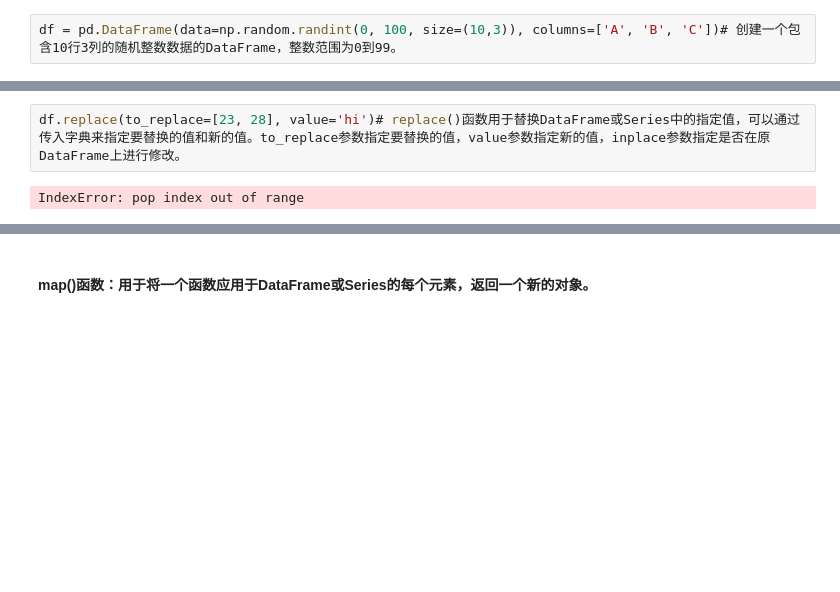
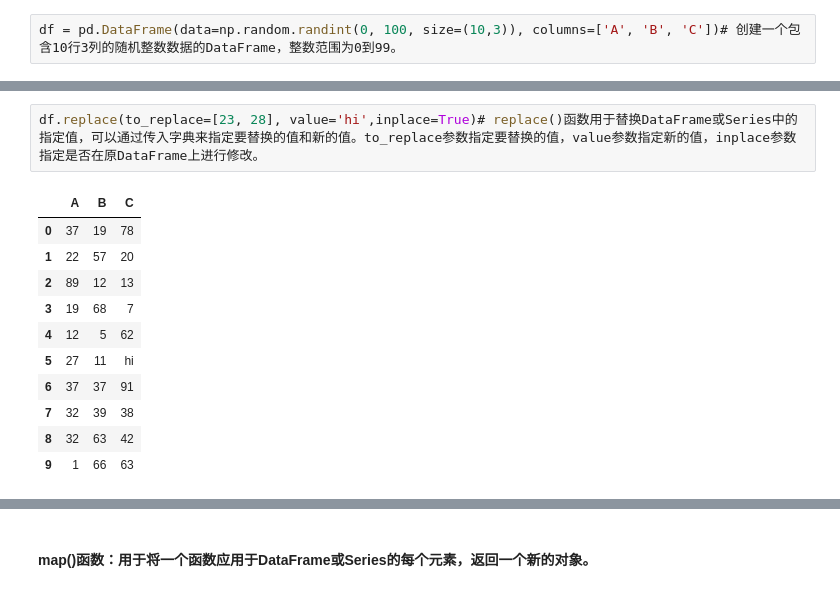
Before and after one commit to wang-bao-le/data-analysis, a Jupyter notebook: 05.pandas数据处理.ipynb, the cells around one changed output, grey strips where cells are left out. Drawn from its saved outputs; the diff is of its cells as text; blank space fills up the shorter version.

```diff
--- a/05.pandas数据处理.ipynb
+++ b/05.pandas数据处理.ipynb
@@ -1378,4 +1378,14 @@ df
 # %%
-df.replace(to_replace=[23, 28], value='hi')# replace()函数用于替换DataFrame或Series中的指定值，可以通过传入字典来指定要替换的值和新的值。to_replace参数指定要替换的值，value参数指定新的值，inplace参数指定是否在原DataFrame上进行修改。
+df.replace(to_replace=[23, 28], value='hi',inplace=True)# replace()函数用于替换DataFrame或Series中的指定值，可以通过传入字典来指定要替换的值和新的值。to_replace参数指定要替换的值，value参数指定新的值，inplace参数指定是否在原DataFrame上进行修改。
 # %% [output]
-IndexError: pop index out of range
+|  | A | B | C |
+| 0 | 37 | 19 | 78 |
+| 1 | 22 | 57 | 20 |
+| 2 | 89 | 12 | 13 |
+| 3 | 19 | 68 | 7 |
+| 4 | 12 | 5 | 62 |
+| 5 | 27 | 11 | hi |
+| 6 | 37 | 37 | 91 |
+| 7 | 32 | 39 | 38 |
+| 8 | 32 | 63 | 42 |
+| 9 | 1 | 66 | 63 |
```
Also changed, not shown: parts of 85 cells of this notebook, 1 other file.
